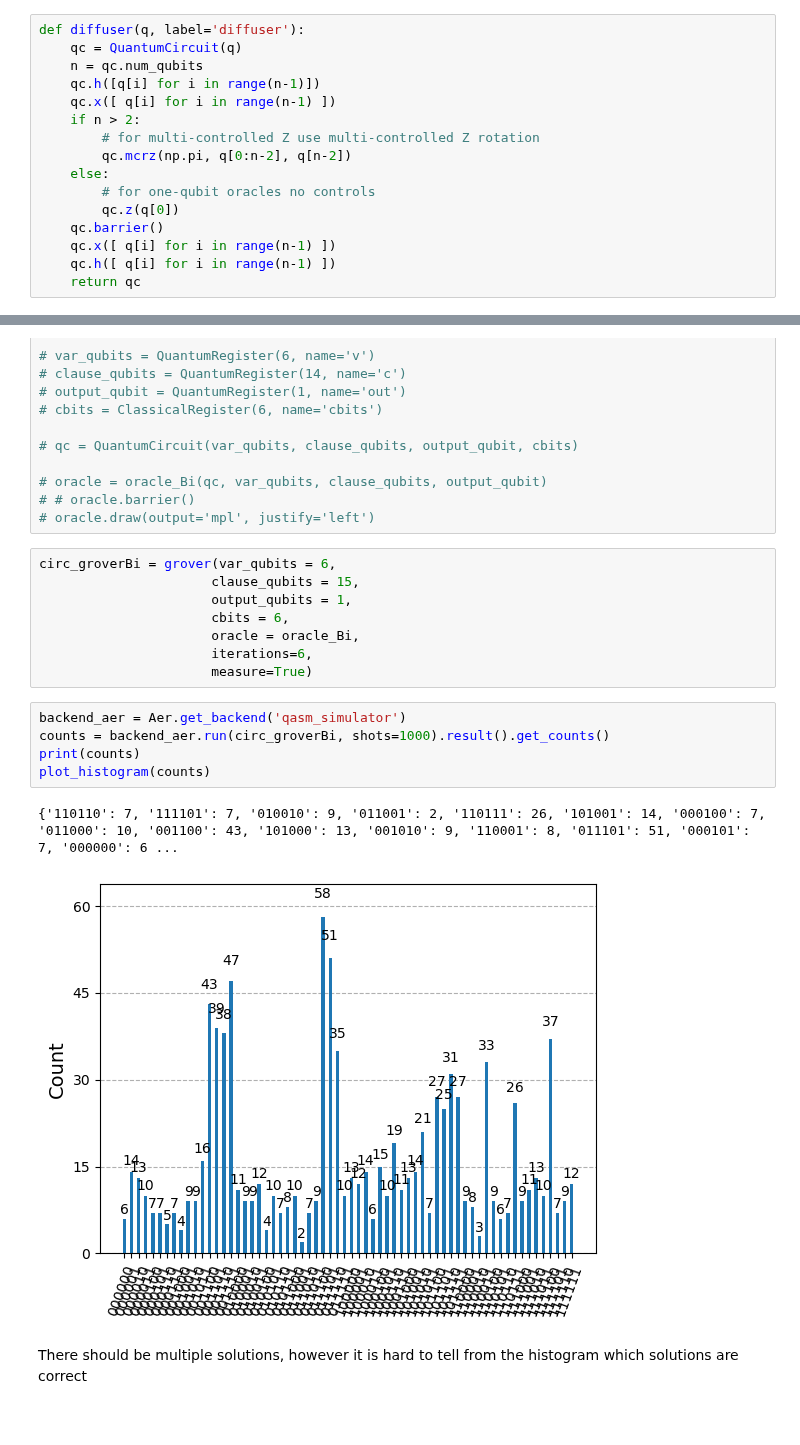
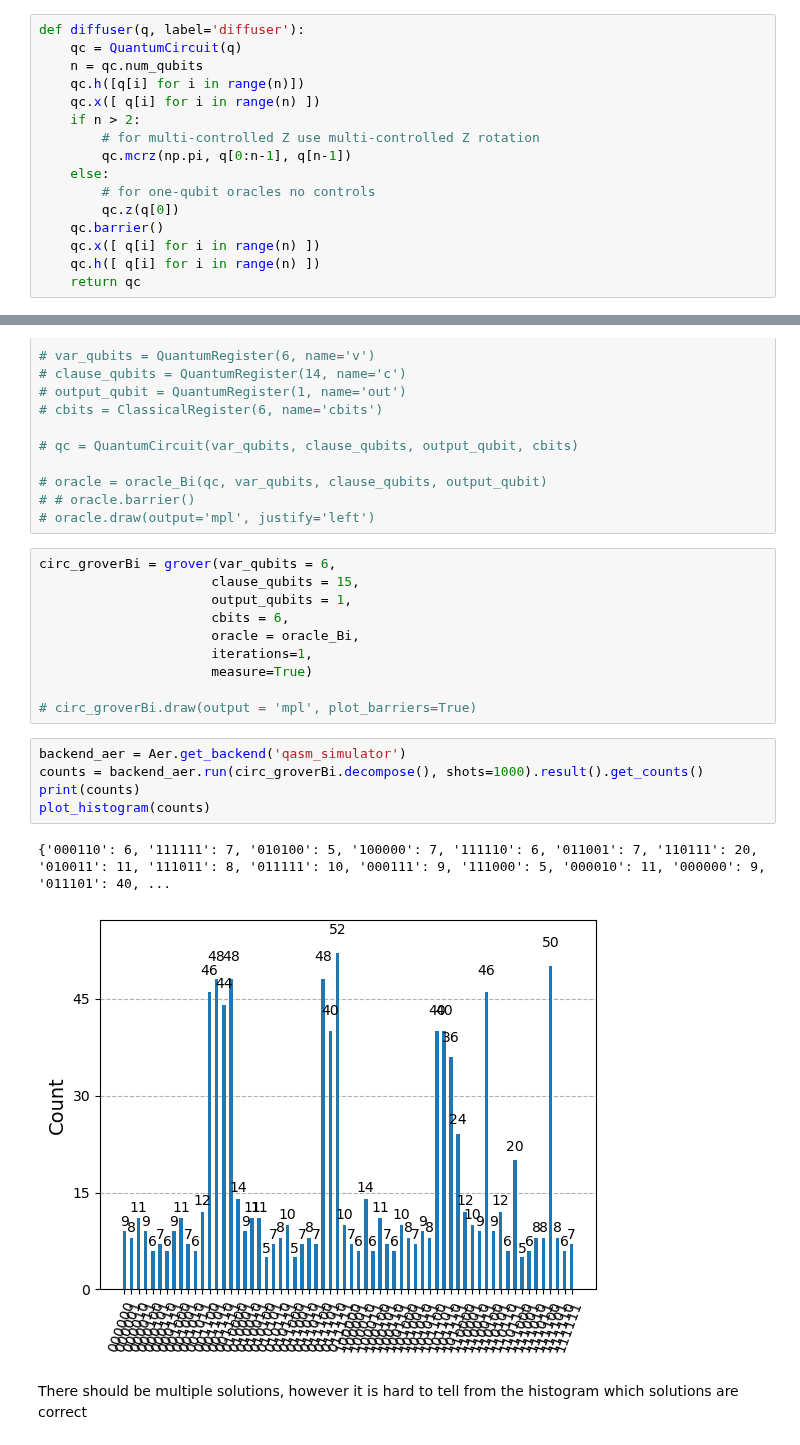
Before and after one commit to elijahkin/amsc698k, a Jupyter notebook: hw4/hw4.ipynb, the cells around one changed output, grey strips where cells are left out. Drawn from its saved outputs; the diff is of its cells as text.

```diff
--- a/hw4/hw4.ipynb
+++ b/hw4/hw4.ipynb
@@ -18,17 +18,17 @@ print(qiskit.__version__)
 def diffuser(q, label='diffuser'):
     qc = QuantumCircuit(q)
     n = qc.num_qubits
-    qc.h([q[i] for i in range(n-1)])
-    qc.x([ q[i] for i in range(n-1) ])
+    qc.h([q[i] for i in range(n)])
+    qc.x([ q[i] for i in range(n) ])
     if n > 2:
         # for multi-controlled Z use multi-controlled Z rotation
-        qc.mcrz(np.pi, q[0:n-2], q[n-2])
+        qc.mcrz(np.pi, q[0:n-1], q[n-1])
     else:
         # for one-qubit oracles no controls
         qc.z(q[0])
     qc.barrier()
-    qc.x([ q[i] for i in range(n-1) ])
-    qc.h([ q[i] for i in range(n-1) ])
+    qc.x([ q[i] for i in range(n) ])
+    qc.h([ q[i] for i in range(n) ])
     return qc
 # %%
 def grover(var_qubits, clause_qubits, output_qubits, cbits, oracle, iterations=1, measure=True):
@@ -310,16 +312,18 @@ circ_groverBi = grover(var_qubits = 6,
                       output_qubits = 1,
                       cbits = 6,
                       oracle = oracle_Bi,
-                      iterations=6,
+                      iterations=1,
                       measure=True)
+
+# circ_groverBi.draw(output = 'mpl', plot_barriers=True)
 # %%
 backend_aer = Aer.get_backend('qasm_simulator')
-counts = backend_aer.run(circ_groverBi, shots=1000).result().get_counts()
+counts = backend_aer.run(circ_groverBi.decompose(), shots=1000).result().get_counts()
 print(counts)
 plot_histogram(counts)
 # %% [output]
-{'110110': 7, '111101': 7, '010010': 9, '011001': 2, '110111': 26, '101001': 14, '000100': 7, '011000': 10, '001100': 43, '101000': 13, '001010': 9, '110001': 8, '011101': 51, '000101': 7, '000000': 6 ...
+{'000110': 6, '111111': 7, '010100': 5, '100000': 7, '111110': 6, '011001': 7, '110111': 20, '010011': 11, '111011': 8, '011111': 10, '000111': 9, '111000': 5, '000010': 11, '000000': 9, '011101': 40, ...
-[figure, old version]
+[figure, new version]
 # %% [markdown]
 There should be multiple solutions, however it is hard to tell from the histogram which solutions are correct
 # %% [markdown]
```
Also changed, not shown: parts of 11 cells of this notebook.
